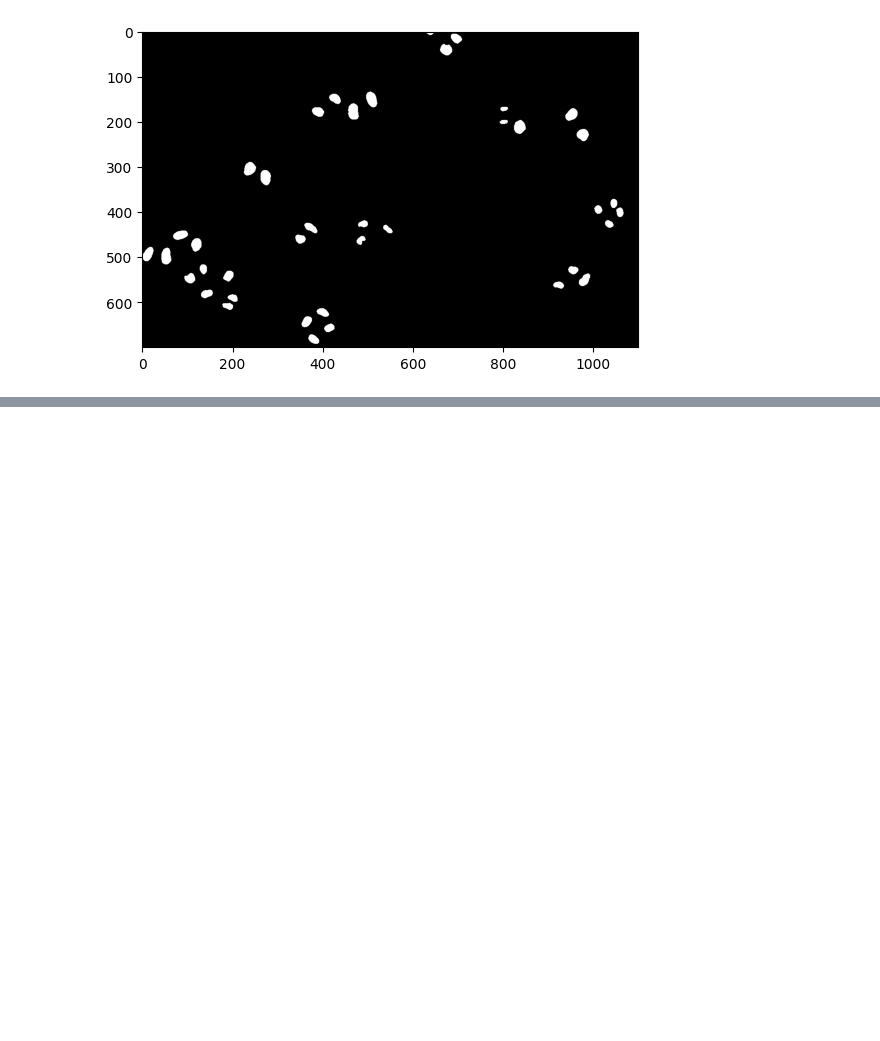
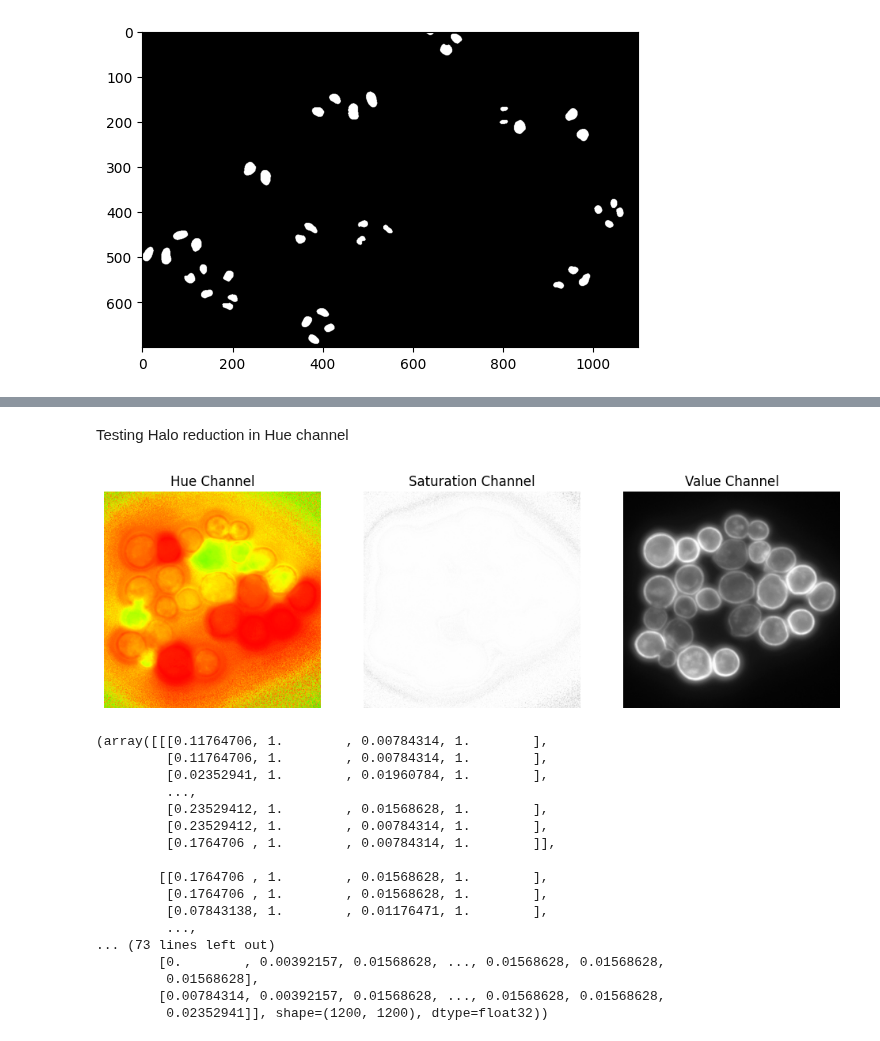
Before and after one commit to BiomedicalImageAnalysis2025/topic01_team04, a Jupyter notebook: Code/FilterEvaluation.ipynb, the cells around one changed output, grey strips where cells are left out. Saved outputs shown, nothing was run; the diff lists cells and outputs as text; code cells hidden in the pictures; blank space fills up the shorter version.

```diff
--- a/Code/FilterEvaluation.ipynb
+++ b/Code/FilterEvaluation.ipynb
@@ -137,0 +90,25 @@ Testing out Thresholding of YeastCells for image segmentation (from KMeans.ipynb
+# %% [markdown]
+Testing Halo reduction in Hue channel
+# %%
+# Hue channel without thresholding
+HSV_YeastCells = np.copy(plt.imread('Images\Datenvorbereitung_Images\YeastCells\HSV_Yeast\HSV_YeastCells.png'))
+plot_hsv_channels(HSV_YeastCells)
+# %% [output]
+[figure, added]
+(array([[[0.11764706, 1.        , 0.00784314, 1.        ],
+         [0.11764706, 1.        , 0.00784314, 1.        ],
+         [0.02352941, 1.        , 0.01960784, 1.        ],
+         ...,
+         [0.23529412, 1.        , 0.01568628, 1.        ],
+         [0.23529412, 1.        , 0.00784314, 1.        ],
+         [0.1764706 , 1.        , 0.00784314, 1.        ]],
+
+        [[0.1764706 , 1.        , 0.01568628, 1.        ],
+         [0.1764706 , 1.        , 0.01568628, 1.        ],
+         [0.07843138, 1.        , 0.01176471, 1.        ],
+         ...,
+... (73 lines left out)
+        [0.        , 0.00392157, 0.01568628, ..., 0.01568628, 0.01568628,
+         0.01568628],
+        [0.00784314, 0.00392157, 0.01568628, ..., 0.01568628, 0.01568628,
+         0.02352941]], shape=(1200, 1200), dtype=float32))
```
Also changed, not shown: parts of 12 cells of this notebook, 1 other file.
